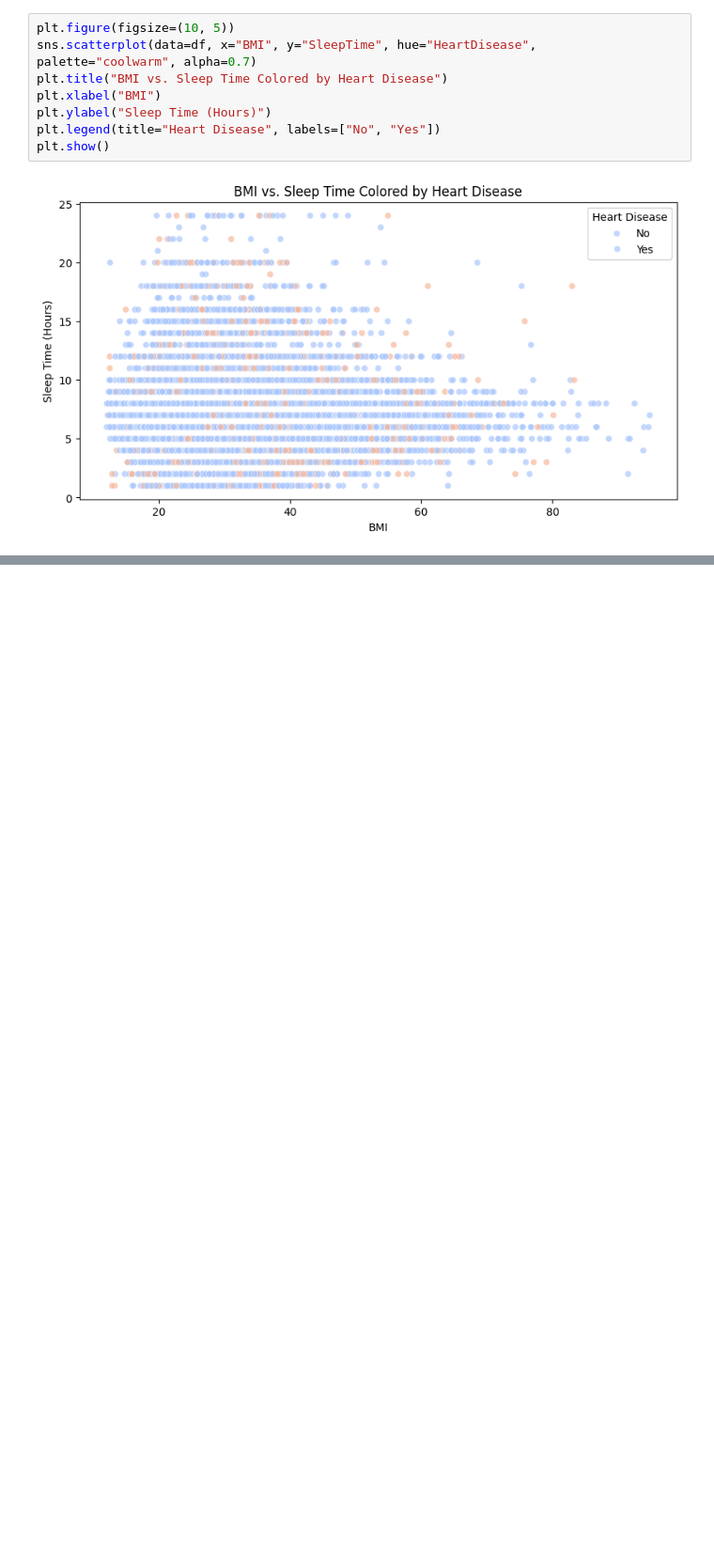
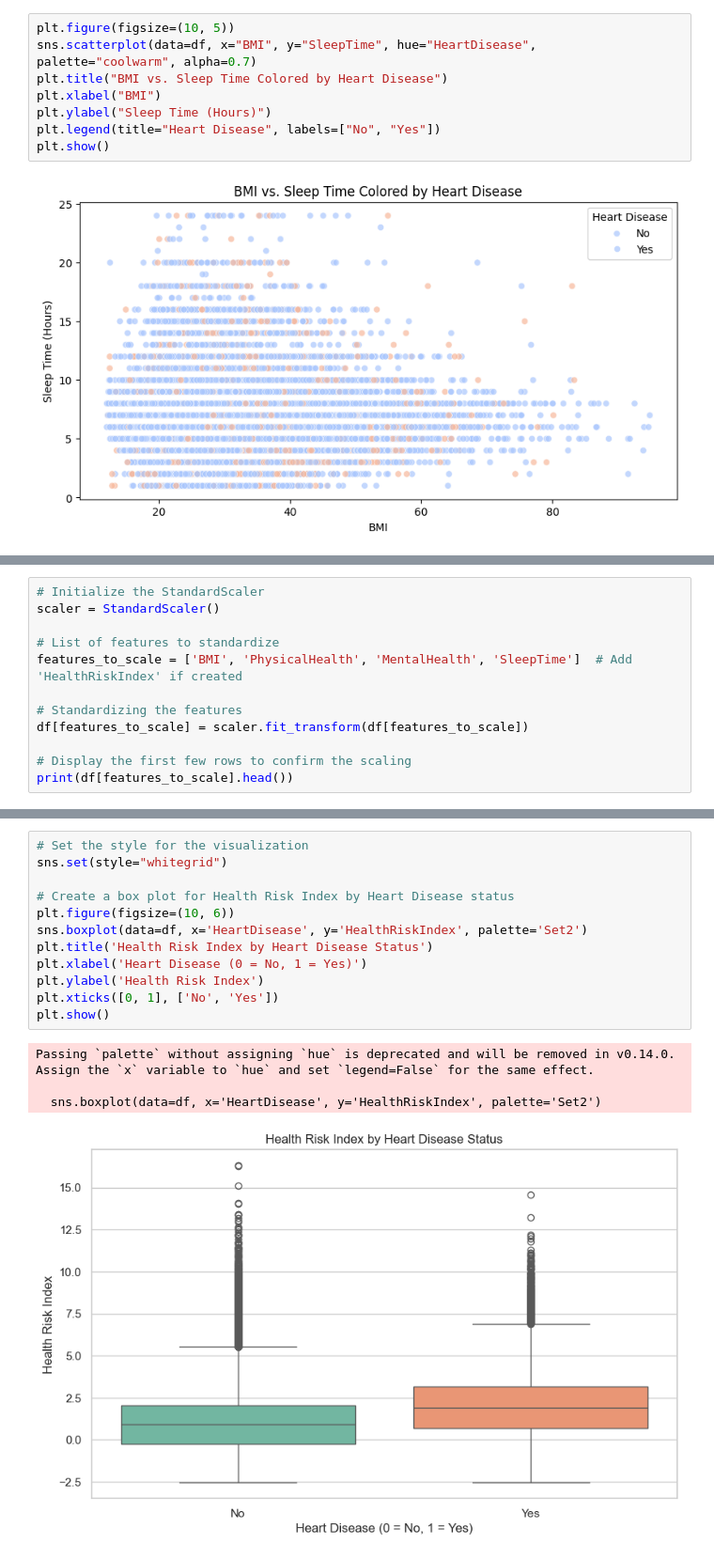
Before and after one commit to sanjna19/CS520_CausalInferenceSanjna, a Jupyter notebook: CS520Project_Refined.ipynb, the cells around one changed output, grey strips where cells are left out. Shown at 94% size. Saved outputs shown, nothing was run; the diff lists cells and outputs as text; blank space fills up the shorter version.

```diff
--- a/CS520Project_Refined.ipynb
+++ b/CS520Project_Refined.ipynb
@@ -406,0 +540,12 @@ plt.show()
+# %%
+# Initialize the StandardScaler
+scaler = StandardScaler()
+
+# List of features to standardize
+features_to_scale = ['BMI', 'PhysicalHealth', 'MentalHealth', 'SleepTime']  # Add 'HealthRiskIndex' if created
+
+# Standardizing the features
+df[features_to_scale] = scaler.fit_transform(df[features_to_scale])
+
+# Display the first few rows to confirm the scaling
+print(df[features_to_scale].head())
@@ -406,0 +625,17 @@ plt.show()
+# %%
+# Set the style for the visualization
+sns.set(style="whitegrid")
+
+# Create a box plot for Health Risk Index by Heart Disease status
+plt.figure(figsize=(10, 6))
+sns.boxplot(data=df, x='HeartDisease', y='HealthRiskIndex', palette='Set2')
+plt.title('Health Risk Index by Heart Disease Status')
+plt.xlabel('Heart Disease (0 = No, 1 = Yes)')
+plt.ylabel('Health Risk Index')
+plt.xticks([0, 1], ['No', 'Yes'])
+plt.show()
+# %% [output]
+Passing `palette` without assigning `hue` is deprecated and will be removed in v0.14.0. Assign the `x` variable to `hue` and set `legend=False` for the same effect.
+
+  sns.boxplot(data=df, x='HeartDisease', y='HealthRiskIndex', palette='Set2')
+[figure, added]
```
Also changed, not shown: parts of 15 cells of this notebook.
